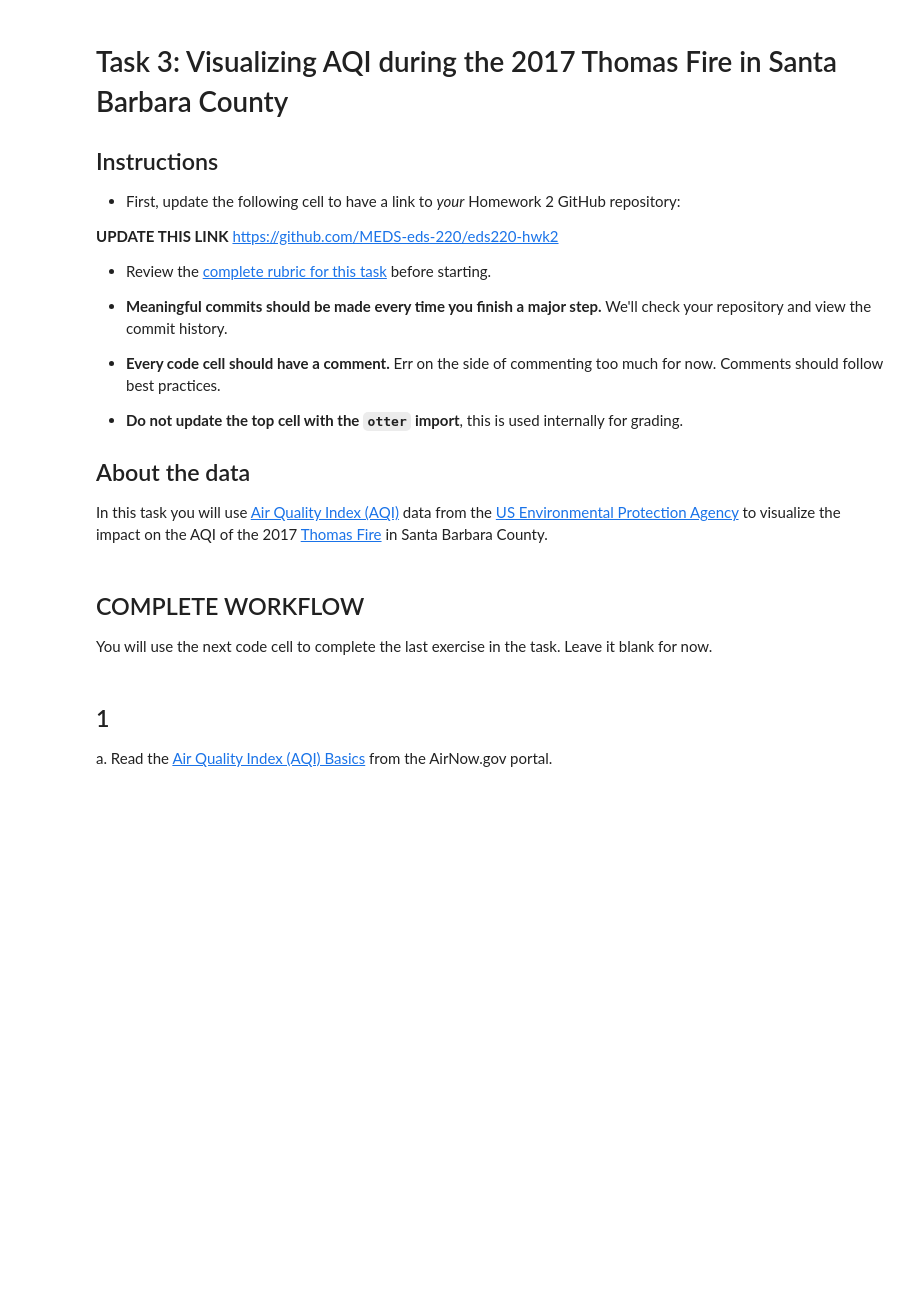
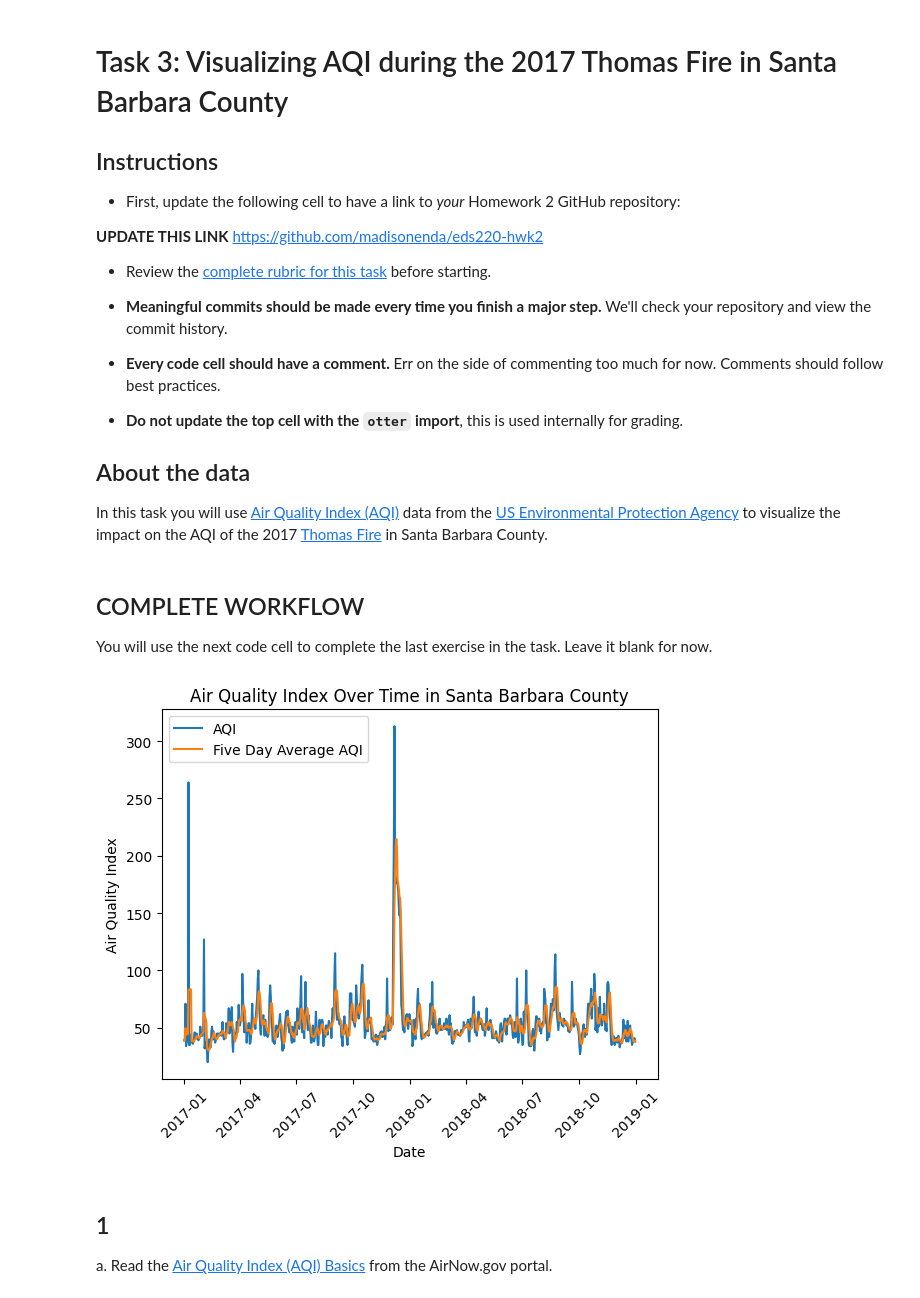
Before and after one commit to madisonenda/eds220-hwk2, a Jupyter notebook: hwk2-task3-aqi_Enda.ipynb, the cells around one changed output. Saved outputs shown, nothing was run; the diff lists cells and outputs as text; code cells hidden in the pictures; blank space fills up the shorter version.

```diff
--- a/hwk2-task3-aqi_Enda.ipynb
+++ b/hwk2-task3-aqi_Enda.ipynb
@@ -10,7 +12,7 @@ grader = otter.Notebook("hwk2-task3-aqi.ipynb")
 - First, update the following cell to have a link to *your* Homework 2 GitHub repository:
 
 **UPDATE THIS LINK**
-https://github.com/MEDS-eds-220/eds220-hwk2
+https://github.com/madisonenda/eds220-hwk2
 
 
 - Review the [complete rubric for this task](https://docs.google.com/document/d/1x0BoU6IH4cnOR1-n7i9CYQ9wUC37yDpYlQ4j6rCfcsU/edit?tab=t.0) before starting.
@@ -31,3 +38,49 @@ You will use the next code cell to complete the last exercise in the task. Leave
+# %%
+# Importing the pandas package
+import pandas as pd
+import numpy as np
+import matplotlib.pyplot as plt
+
+# Read in data
+aqi_17 = pd.read_csv('https://aqs.epa.gov/aqsweb/airdata/daily_aqi_by_county_2017.zip', compression= 'zip')
+aqi_18 = pd.read_csv('https://aqs.epa.gov/aqsweb/airdata/daily_aqi_by_county_2018.zip', compression= 'zip')
+
+# Combining the aqi_17 and aqi_18 data frames (or stacking them) using pd.concat()
+aqi = pd.concat([aqi_17, aqi_18])
+
+# Simplify column names
+aqi.columns= (aqi.columns.str.lower().str.replace(' ', '_'))
+
+# Filtering to only the Santa Barbara County data in the aqi_sb data set and assigning it to aqi_sb
+aqi_sb = aqi.loc[aqi['county_name'] == "Santa Barbara"]
+
+#Dropping the columns 'state_name', 'county_name', 'state_code', and 'county_code' from the aqi_sb data frame
+aqi_sb = aqi_sb.drop(['state_name', 'county_name', 'state_code', 'county_code'], axis=1)
+
+# Updating the date column of the aqi_sb data frame to be in datetime64 using pd.to_datetime
+aqi_sb.date= pd.to_datetime(aqi_sb['date'])
+
+# Setting the date column to be the index of the aqi_sb data frame using .set_index
+aqi_sb= aqi_sb.set_index('date')
+
+# Calculate AQI rolling average over 5 days
+rolling_average= aqi_sb['aqi'].rolling('5D').mean()
+
+# Adding a new column called 'five_day_average' to the aqi_sb data frame using .assign() and the rolling_average variable
+aqi_sb= aqi_sb.assign(five_day_average= rolling_average)
+
+# Creating the plot of Air Quality Index Over Time in Santa Barbara County with both the aqi column and the five_day_averages column
+
+plt.plot(aqi_sb.index, aqi_sb["aqi"], label="AQI") # Plotting a line graph of the AQI data by date
+plt.xlabel("Date")  # Adding X-axis label
+plt.ylabel("Air Quality Index")  # Adding Y-axis label
+plt.plot(aqi_sb.index, aqi_sb['five_day_average'], label="Five Day Average AQI") # Adding the five day average line
+plt.title("Air Quality Index Over Time in Santa Barbara County")  # Adding title
+plt.xticks(rotation = 45) # Rotating the x-axis labels
+plt.legend(loc="upper left") # Adding in a legend for the lines
+plt.show()
+# %% [output]
+[figure, added]
 # %% [markdown]
 ## 1
 
```
Also changed, not shown: parts of 14 cells of this notebook, 1 other file.
